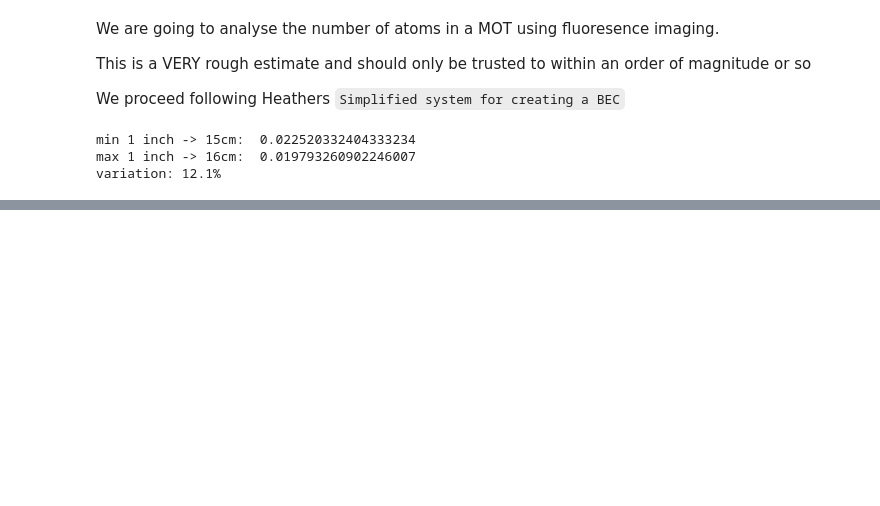
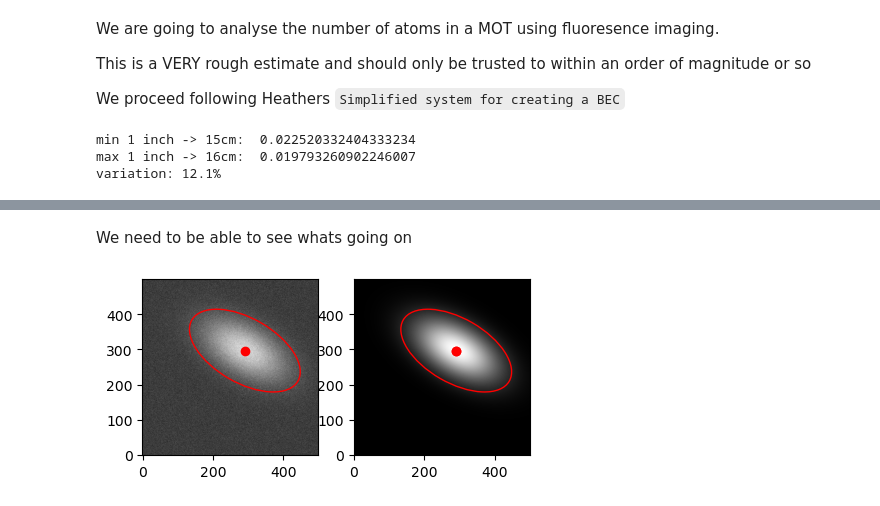
Before and after one commit to harrykendell/ARTIQ, a Jupyter notebook: analysis/fluoresence_imaging.ipynb, the cells around one changed output, grey strips where cells are left out. Drawn from its saved outputs; the diff is of its cells as text; code cells hidden in the pictures; blank space fills up the shorter version.

```diff
--- a/analysis/fluoresence_imaging.ipynb
+++ b/analysis/fluoresence_imaging.ipynb
@@ -131,0 +253,54 @@ print(f"{atomNumber:.2e} atoms in the MOT")
+# %% [markdown]
+We need to be able to see whats going on
+# %%
+def draw_fit(ax, params):
+    """Draw an ellipse on the given axis."""
+    from matplotlib.patches import Ellipse
+
+    ellipse = Ellipse(
+        (params["x0"], params["y0"]),
+        4 * params["sigma_x"],
+        4 * params["sigma_y"],
+        angle=np.degrees(params["theta"]),
+        edgecolor="r",
+        facecolor="none",
+    )
+    ax.add_patch(ellipse)
+
+    # center
+    ax.plot(params["x0"], params["y0"], "ro")
+
+
+# Generate example data (noisy 2D Gaussian)
+nx, ny = 500, 500
+xy = np.meshgrid(np.arange(nx), np.arange(ny))
+true_params = {
+    "amplitude": np.random.uniform(0.5, 1.5),
+    "x0": np.random.uniform(200, 300),
+    "y0": np.random.uniform(200, 300),
+    "sigma_x": np.random.uniform(0, 50),
+    "sigma_y": np.random.uniform(50, 100),
+    "theta": np.random.uniform(-np.pi, np.pi),
+    "offset": np.random.uniform(0, 0.05),
+}
+data = gaussian_2d(xy, **true_params) + np.random.normal(
+    0, true_params["amplitude"] / 11, (ny, nx)
+)
+
+# Fit the Gaussian
+params = fit_gaussian_2d(data)
+fitted_data = gaussian_2d(xy, **params).reshape(data.shape)
+
+# Plot results
+fig, axes = plt.subplots(1, 2, figsize=(5, 5))
+axes[0].imshow(data, origin="lower", cmap="grey")
+
+# draw centroid and sigmas
+plt.plot([params["x0"]], [params["y0"]], "ro")
+draw_fit(axes[0], params)
+
+# plot the fitted Gaussian
+axes[1].imshow(fitted_data, origin="lower", cmap="grey")
+draw_fit(axes[1], params)
+# %% [output]
+[figure, added]
```
Also changed, not shown: parts of 8 cells of this notebook, 32 other files.
